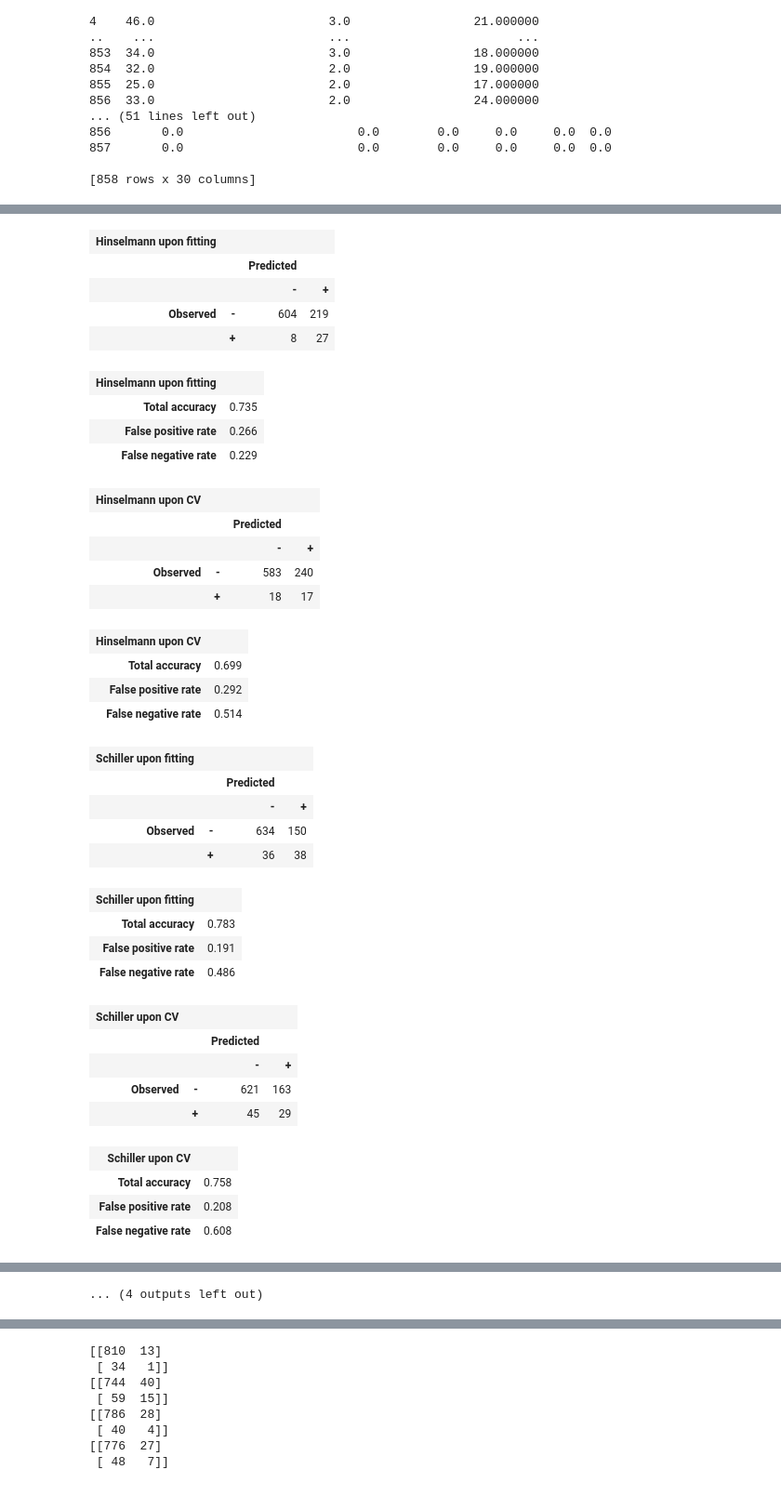
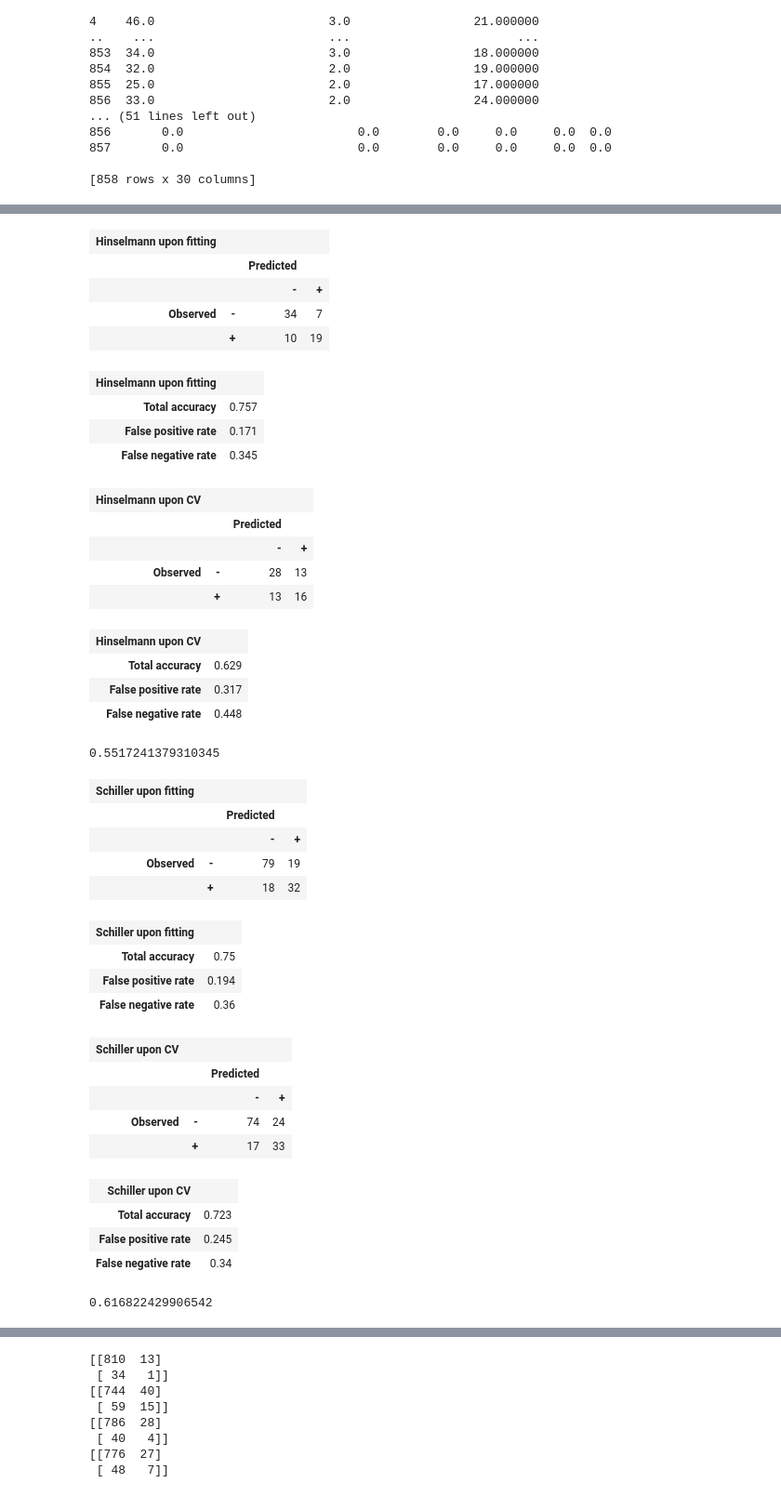
Before and after one commit to NeekTheGiraffe/cervical-cancer-model, a Jupyter notebook: BE 175 Final Project Cervical Cancer Prediction.ipynb, the cells around one changed output, grey strips where cells are left out. Shown at 93% size. Saved outputs shown, nothing was run; the diff lists cells and outputs as text; code cells hidden in the pictures.

```diff
--- a/BE 175 Final Project Cervical Cancer Prediction.ipynb
+++ b/BE 175 Final Project Cervical Cancer Prediction.ipynb
@@ -66,3 +43,14 @@ cerv_data.loc[cerv_data['Biopsy'] == 1]
+# %%
+#balanced data set dataframes
+hinsel_pos = cerv_data.loc[cerv_data['Hinselmann'] == 1] #35
+schiller_pos = cerv_data.loc[cerv_data['Schiller'] == 1] #74
+citology_pos = cerv_data.loc[cerv_data['Citology'] == 1] #44
+biopsy_pos = cerv_data.loc[cerv_data['Biopsy'] == 1] #55
+
+hinsel_neg = resample(cerv_data.loc[cerv_data['Hinselmann'] == 0], n_samples = 35) #35
+schiller_neg = resample(cerv_data.loc[cerv_data['Schiller'] == 0], n_samples = 74) #74
+citology_neg = resample(cerv_data.loc[cerv_data['Citology'] == 0], n_samples = 44) #44
+biopsy_neg = resample(cerv_data.loc[cerv_data['Biopsy'] == 0], n_samples = 55) #55
 # %%
 ###### Logistic regression ######
 from sklearn.preprocessing import StandardScaler
@@ -73,74 +61,83 @@ from sklearn.utils import compute_sample_weight
 from sklearn.metrics import confusion_matrix
 from utils import *
 
-hinselmann, schiller, citology, biopsy = y.loc[:, 'Hinselmann'], y.loc[:, 'Schiller'], y.loc[:, 'Citology'], y.loc[:, 'Biopsy']
+#hinselmann, schiller, citology, biopsy = y.loc[:, 'Hinselmann'], y.loc[:, 'Schiller'], y.loc[:, 'Citology'], y.loc[:, 'Biopsy']
+hinselmann = hinsel_pos.append(hinsel_neg)   #added for balanced dataset
+schiller = schiller_pos.append(schiller_neg) #added for balanced dataset
+citology = citology_pos.append(citology_neg) #added for balanced dataset
+biopsy = biopsy_pos.append(biopsy_neg)       #added for balanced dataset
 lr_pipe = Pipeline([('scale', StandardScaler()), ('logreg', LogisticRegression())])
 
 # Direct fitting
 def direct_fit_classifier(pipe, x, y, balanced_step_name=None):
     if balanced_step_name:
         fit_params = {'{0}__sample_weight'.format(balanced_step_name): compute_sample_weight('balanced', y)}
     else:
         fit_params = {}
     pipe.fit(x, y, **fit_params)
     return confusion_matrix(y, pipe.predict(x))
 
 # Cross-validation
 def cv_classifier(pipe, x, y, cv, balanced_step_name=None):
     ypred = np.empty(x.shape[0])
     for train_i, test_i in cv.split(x):
         if balanced_step_name:
             fit_params = {'{0}__sample_weight'.format(balanced_step_name): compute_sample_weight('balanced', y.iloc[train_i])}
         else:
             fit_params = {}
         pipe.fit(x.iloc[train_i], y.iloc[train_i], **fit_params)
         ypred[test_i] = pipe.predict(x.iloc[test_i])
     return confusion_matrix(y, ypred)
 
 for outcome, name in zip([hinselmann, schiller, citology, biopsy],
                          ['Hinselmann', 'Schiller', 'Citology', 'Biopsy']):
-    direct_cm = direct_fit_classifier(lr_pipe, x, outcome, 'logreg')
-    cv_cm = cv_classifier(lr_pipe, x, outcome, KFold(shuffle=True), 'logreg')
+    x = outcome.iloc[:,:-4]      #added for balanced data set
+    y = outcome.iloc[:,33]       #added for balanced data set
+    direct_cm = direct_fit_classifier(lr_pipe, x, y, 'logreg')
+    cv_cm = cv_classifier(lr_pipe, x, y, KFold(shuffle=True), 'logreg')
 
     display_model_stats(direct_cm, '{0} upon fitting'.format(name))
     display_model_stats(cv_cm, '{0} upon CV'.format(name))
+    print(get_f1_score(cv_cm))
 # %% [output]
 | Hinselmann upon fitting |  |  |  |
 |  |  | Predicted |  |
 |  |  | - | + |
-| Observed | - | 604 | 219 |
-|  | + | 8 | 27 |
+| Observed | - | 34 | 7 |
+|  | + | 10 | 19 |
 | Hinselmann upon fitting |  |
-| Total accuracy | 0.735 |
-| False positive rate | 0.266 |
-| False negative rate | 0.229 |
+| Total accuracy | 0.757 |
+| False positive rate | 0.171 |
+| False negative rate | 0.345 |
 | Hinselmann upon CV |  |  |  |
 |  |  | Predicted |  |
 |  |  | - | + |
-| Observed | - | 583 | 240 |
-|  | + | 18 | 17 |
+| Observed | - | 28 | 13 |
+|  | + | 13 | 16 |
 | Hinselmann upon CV |  |
-| Total accuracy | 0.699 |
-| False positive rate | 0.292 |
-| False negative rate | 0.514 |
+| Total accuracy | 0.629 |
+| False positive rate | 0.317 |
+| False negative rate | 0.448 |
+0.5517241379310345
 | Schiller upon fitting |  |  |  |
 |  |  | Predicted |  |
 |  |  | - | + |
-| Observed | - | 634 | 150 |
-|  | + | 36 | 38 |
+| Observed | - | 79 | 19 |
+|  | + | 18 | 32 |
 | Schiller upon fitting |  |
-| Total accuracy | 0.783 |
-| False positive rate | 0.191 |
-| False negative rate | 0.486 |
+| Total accuracy | 0.75 |
+| False positive rate | 0.194 |
+| False negative rate | 0.36 |
 | Schiller upon CV |  |  |  |
 |  |  | Predicted |  |
 |  |  | - | + |
-| Observed | - | 621 | 163 |
-|  | + | 45 | 29 |
+| Observed | - | 74 | 24 |
+|  | + | 17 | 33 |
 | Schiller upon CV |  |
-| Total accuracy | 0.758 |
-| False positive rate | 0.208 |
-| False negative rate | 0.608 |
+| Total accuracy | 0.723 |
+| False positive rate | 0.245 |
+| False negative rate | 0.34 |
+0.616822429906542
 | Citology upon fitting |  |  |  |
 |  |  | Predicted |  |
 |  |  | - | + |
@@ -162 +149,0 @@ for outcome, name in zip([hinselmann, schiller, citology, biopsy],
-... (4 outputs left out)
```
Also changed, not shown: parts of 6 cells of this notebook.
